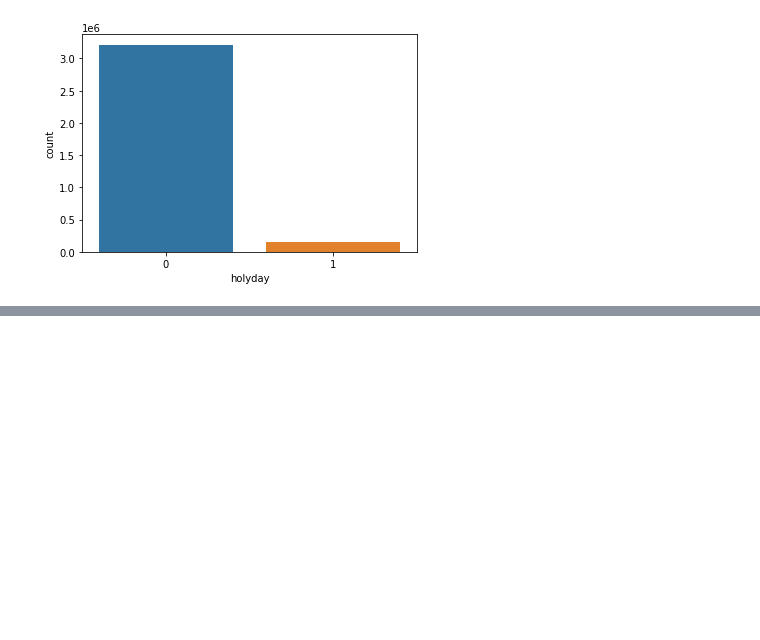
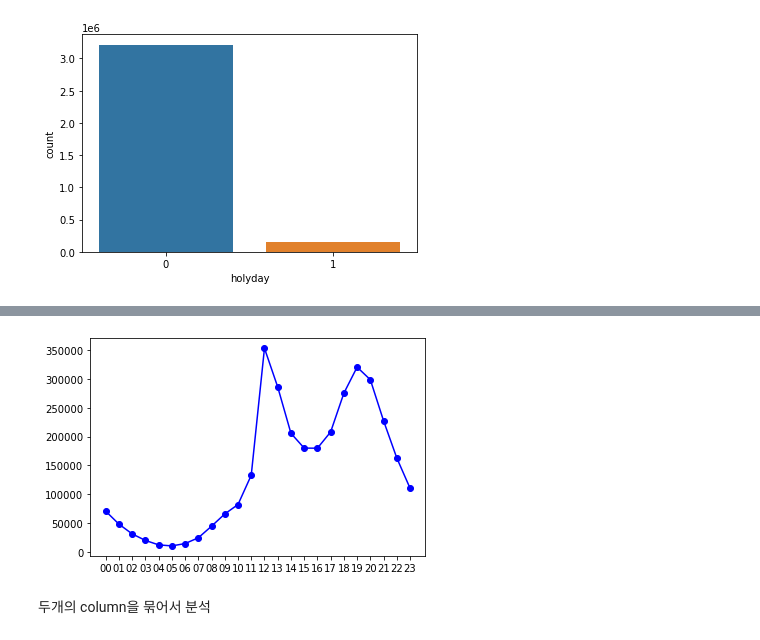
Before and after one commit to SeoMinJong/-, a Jupyter notebook: credit_my_ex.ipynb, the cells around one changed output, grey strips where cells are left out. Drawn from its saved outputs; the diff is of its cells as text; code cells hidden in the pictures; blank space fills up the shorter version.

```diff
--- a/credit_my_ex.ipynb
+++ b/credit_my_ex.ipynb
@@ -500,0 +500,12 @@ Name: holyday, Length: 3362796, dtype: bool
+# %%
+fred6 = df['hour'].value_counts()
+fred6 = fred6.sort_index()
+fred6 # 시간대 별로 결제 횟수가 얼마인지 & 정렬까지
+# %%
+plt.plot(temp,fred6,'b-o')
+plt.show()
+# 시간대 별 결제 횟수 시각화
+# %% [output]
+[figure, added]
+# %% [markdown]
+두개의 column을 묶어서 분석
```
Also changed, not shown: parts of 18 cells of this notebook.
